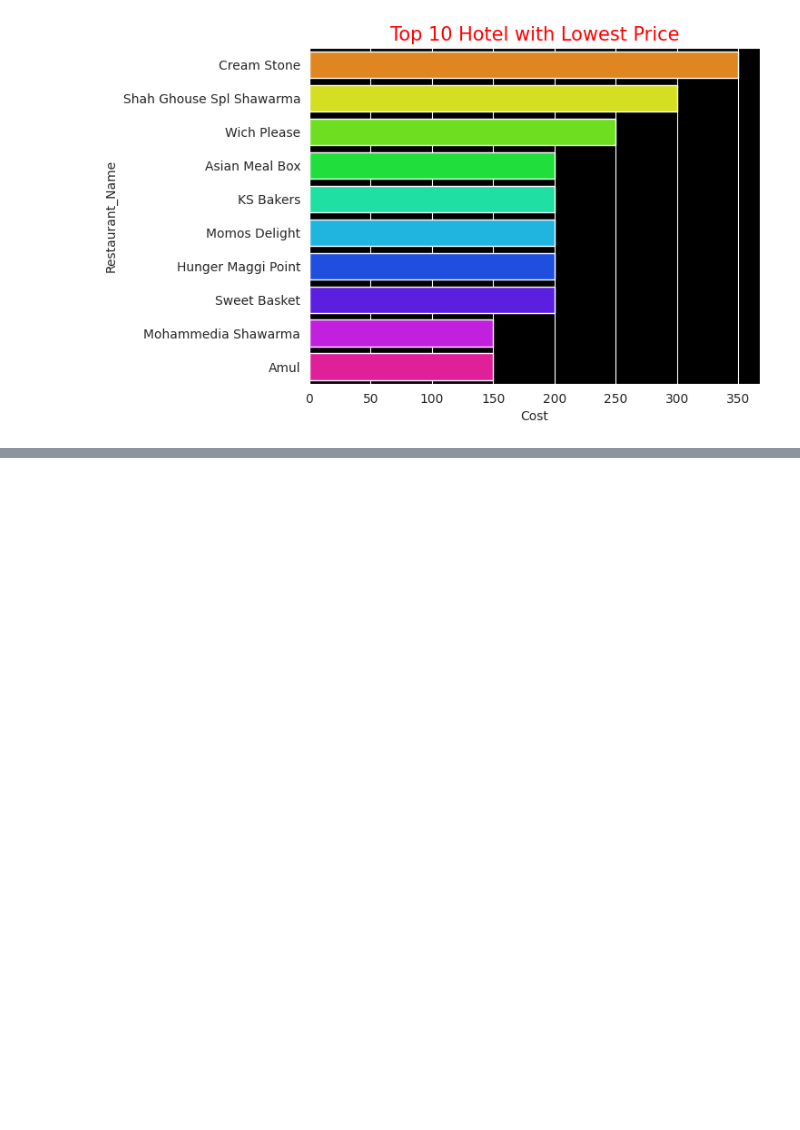
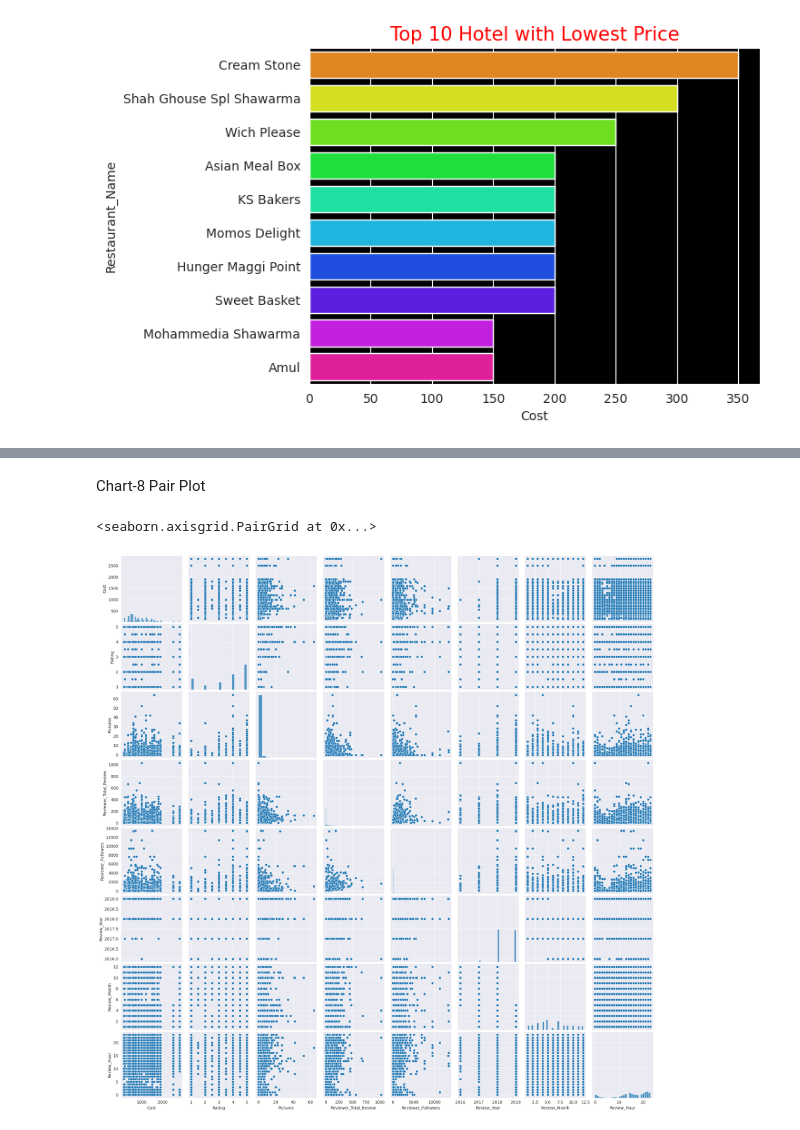
Before and after one commit to pi-mishra/Zomato-Restaurant-Clustering-And-Sentiment-Analysis, a Jupyter notebook: Zomato_Restaurant_Clustering_And_Sentiment_Analysis.ipynb, the cells around one changed output, grey strips where cells are left out. Saved outputs shown, nothing was run; the diff lists cells and outputs as text; code cells hidden in the pictures; blank space fills up the shorter version.

```diff
--- a/Zomato_Restaurant_Clustering_And_Sentiment_Analysis.ipynb
+++ b/Zomato_Restaurant_Clustering_And_Sentiment_Analysis.ipynb
@@ -880,0 +892,8 @@ plt.show()
+# %% [markdown]
+Chart-8 Pair Plot
+# %%
+# Pair Plot visualization code
+sns.pairplot(merged)
+# %% [output]
+<seaborn.axisgrid.PairGrid at 0x...>
+[figure, added]
```
Also changed, not shown: parts of 4 cells of this notebook.
